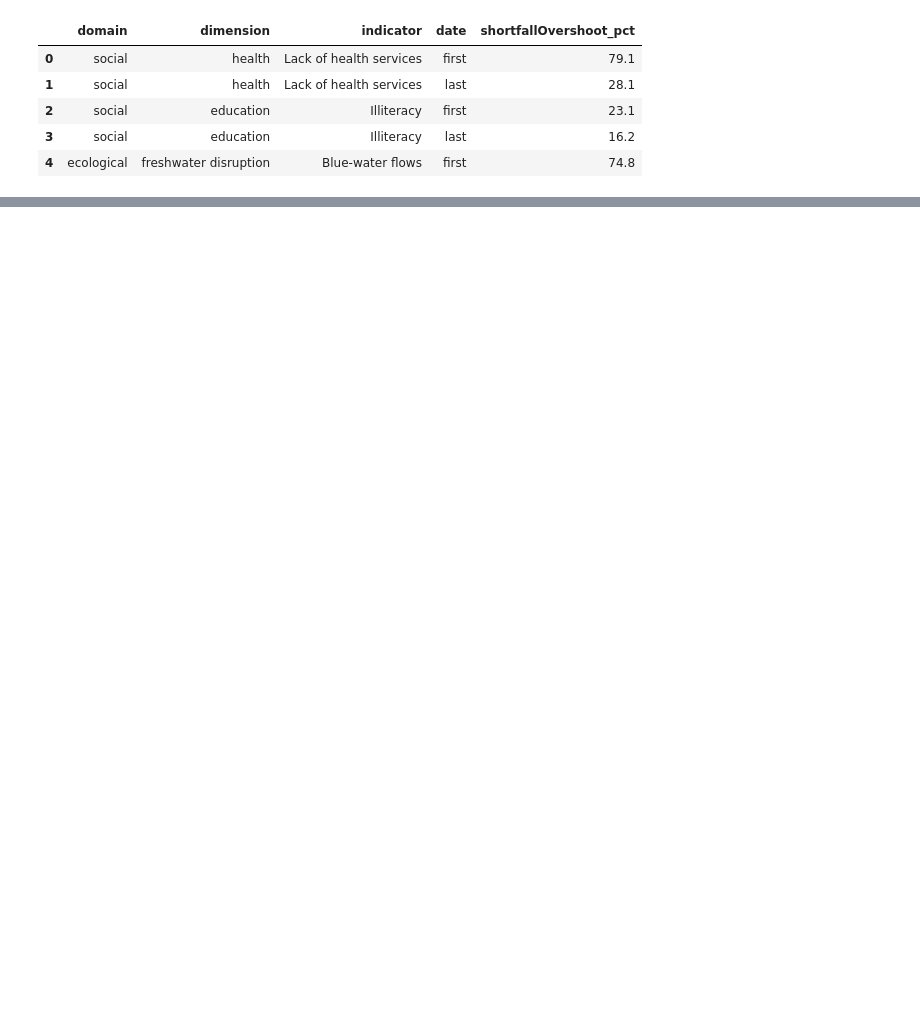
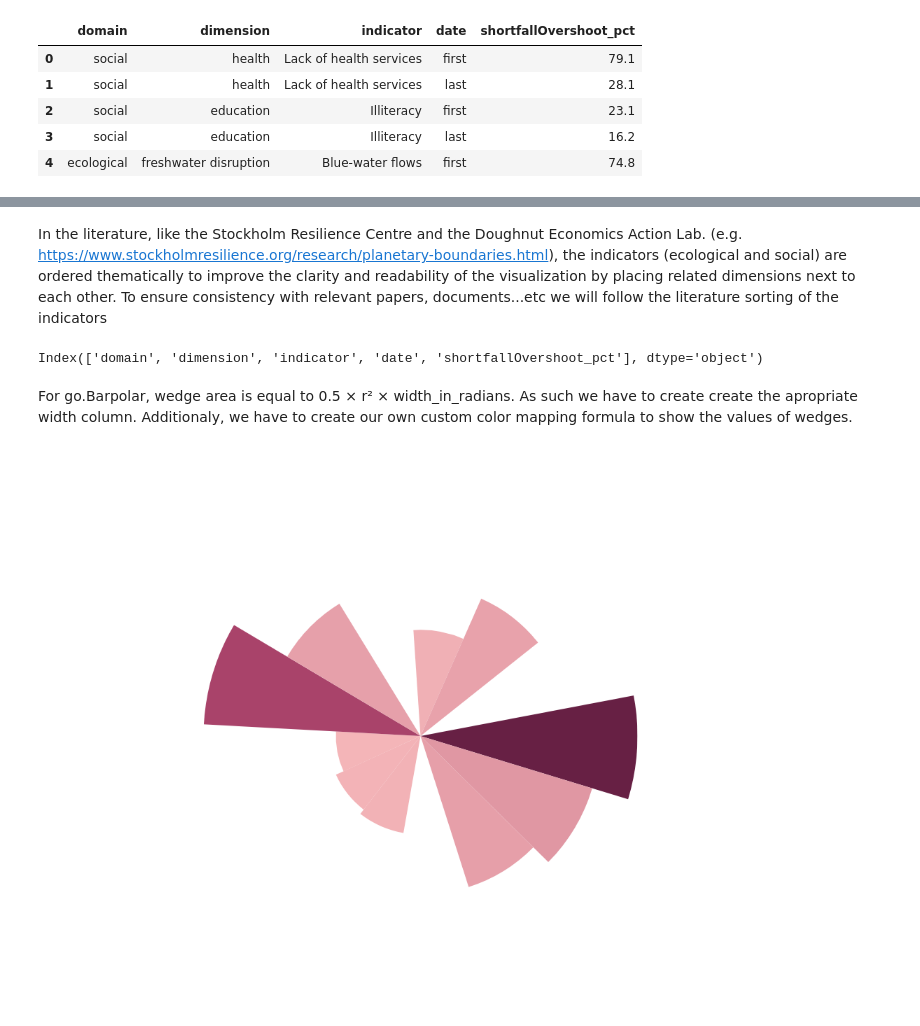
Before and after one commit to romgzn/Data_Analysis_Machine_Learning_Assignments, a Jupyter notebook: first_assignment/Sandwich.ipynb, the cells around one changed output, grey strips where cells are left out. Saved outputs shown, nothing was run; the diff lists cells and outputs as text; code cells hidden in the pictures; blank space fills up the shorter version.

Commit message:
Add color and area handling for doughnut chart

```diff
--- a/first_assignment/Sandwich.ipynb
+++ b/first_assignment/Sandwich.ipynb
@@ -224,0 +179,76 @@ print(values)
+# %% [markdown]
+In the literature, like the Stockholm Resilience Centre and the Doughnut Economics Action Lab. (e.g. https://www.stockholmresilience.org/research/planetary-boundaries.html), the indicators (ecological and social) are ordered thematically to improve the clarity and readability of the visualization by placing related dimensions next to each other. To ensure consistency with relevant papers, documents...etc we will follow the literature sorting of the indicators
+# %%
+eco_order = [
+    'CO2 concentration',
+    'Radiative forcing',
+    'Aragonite saturation',
+    'Hazardous chemicals production',
+    'Phosphorus pollution',
+    'Nitrogen pollution',
+    'Aerosol optical depth',
+    'Blue-water flows',
+    'Soil moisture',
+    'Forest area',
+    'Species extinctions',
+    'Human appropriation of energy production',
+    'Stratospheric ozone concentration',
+]
+
+donut_eco['indicator'] = pd.Categorical(donut_eco['indicator'], categories=eco_order, ordered=True)
+donut_eco = donut_eco.sort_values('indicator').reset_index(drop=True)
+# %%
+donut_eco.columns
+# %% [output]
+Index(['domain', 'dimension', 'indicator', 'date', 'shortfallOvershoot_pct'], dtype='object')
+# %% [markdown]
+For go.Barpolar, wedge area is equal to 0.5 × r² × width_in_radians.
+As such we have to create create the apropriate width column. Additionaly, we have to create our own custom color mapping formula to show the values of wedges.
+# %%
+fig = go.Figure(go.Barpolar(
+    r=[np.sqrt(max(v, 0)) for v in donut_eco['shortfallOvershoot_pct']],
+    width=360/13,
+    marker=dict(
+        color=donut_eco['shortfallOvershoot_pct'],
+        # Intermediate stop at 0.28 to prevent haz. chem. prod.
+        # from compressing all other indics into the low-end color.
+        # 0.28 was chosen because overshoot of (haz chem prod) * 0.28
+        # approximatelly species ext over.(2nd greater over. value)
+        colorscale=[[0, '#ffc6c4'], [0.28, '#aa446b'], [1, '#672044']],
+        cmin=donut_eco['shortfallOvershoot_pct'].min(),
+        cmax=donut_eco['shortfallOvershoot_pct'].max(),
+        showscale=False
+    ),
+    text=donut_eco['indicator'],
+    customdata=donut_eco['shortfallOvershoot_pct'],
+    hovertemplate='<b>%{text}</b><br>Overshoot: %{customdata:.1f}%<extra></extra>'
+))
+
+
+fig.update_layout(
+    template=None,
+    width=800,
+    height=800,
+    polar=dict(
+        bgcolor='rgba(0,0,0,0)',
+        radialaxis=dict(
+            range = [0,20],
+            showgrid=False,
+            showline=False,
+            showticklabels=False,
+            ticks=''
+        ),
+        angularaxis=dict(
+            rotation=80,
+            direction='clockwise',
+            showgrid=False,
+            showline=False,
+            showticklabels=False,
+            ticks=''
+        )
+    )
+)
+
+fig.show()
+# %% [output]
+[figure, added]
```
Also changed, not shown: parts of 9 cells of this notebook.
